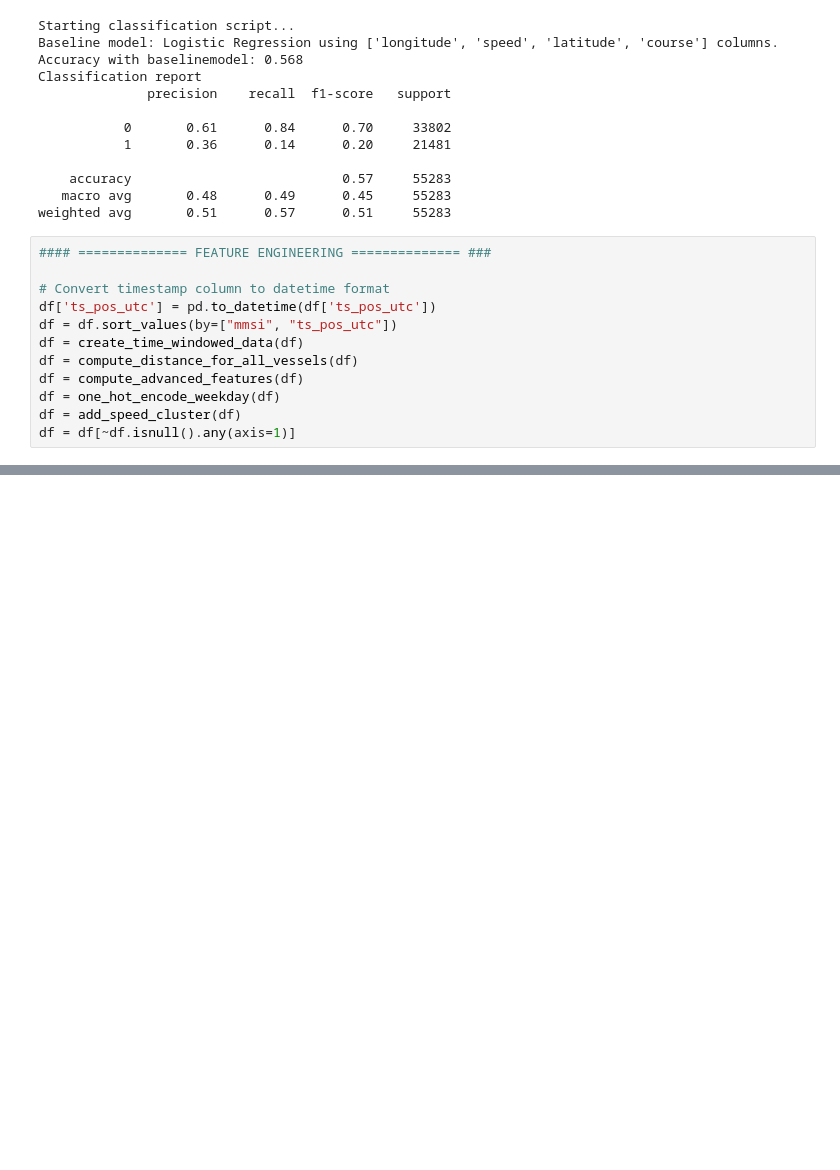
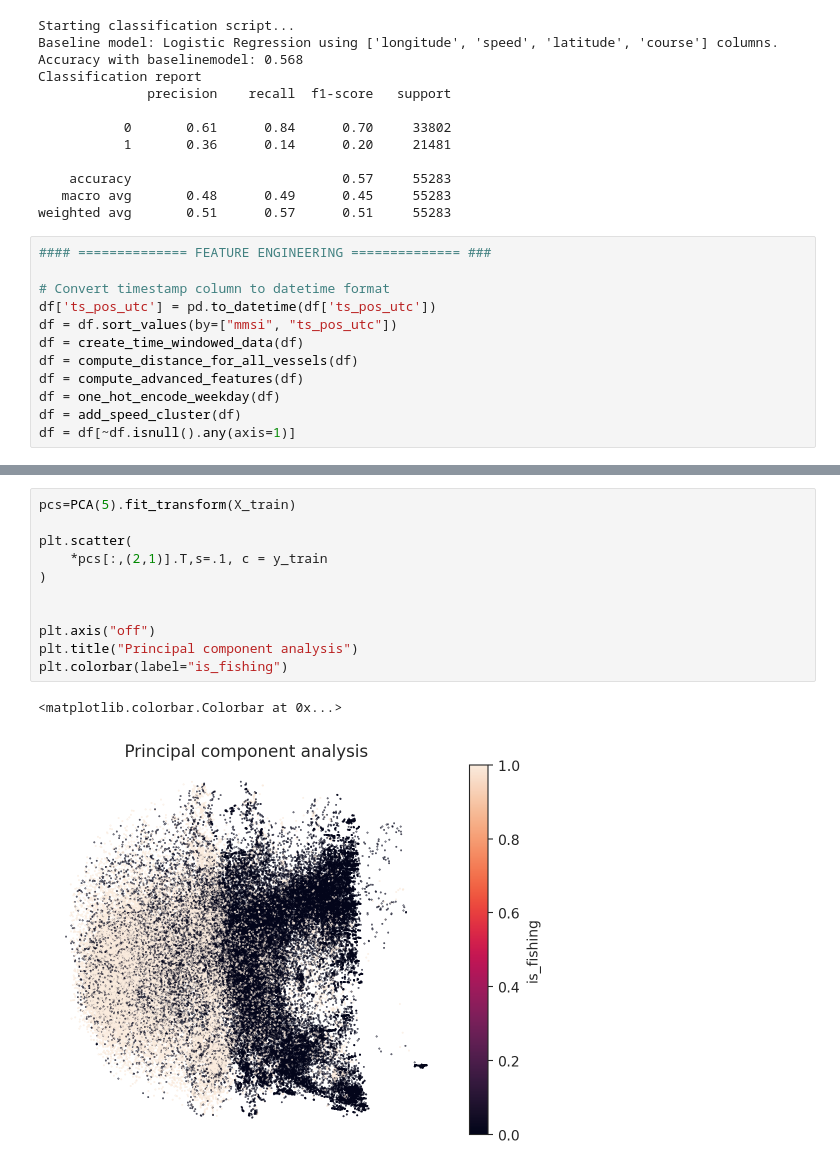
Before and after one commit to manuflores/fishing_classification_project, a Jupyter notebook: classifier.ipynb, the cells around one changed output, grey strips where cells are left out. Cells and saved outputs as stored; diff of their text form; blank space fills up the shorter version.

```diff
--- a/classifier.ipynb
+++ b/classifier.ipynb
@@ -367,0 +377,14 @@ df = df[~df.isnull().any(axis=1)]
+# %%
+pcs=PCA(5).fit_transform(X_train)
+
+plt.scatter(
+    *pcs[:,(2,1)].T,s=.1, c = y_train
+)
+
+
+plt.axis("off")
+plt.title("Principal component analysis")
+plt.colorbar(label="is_fishing")
+# %% [output]
+<matplotlib.colorbar.Colorbar at 0x...>
+[figure, added]
```
Also changed, not shown: parts of 5 cells of this notebook.
